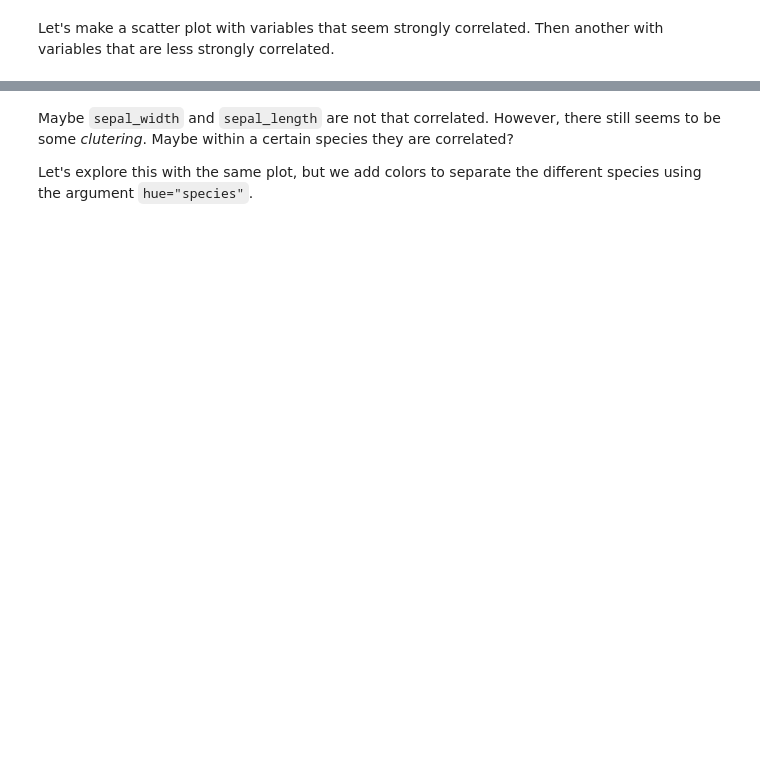
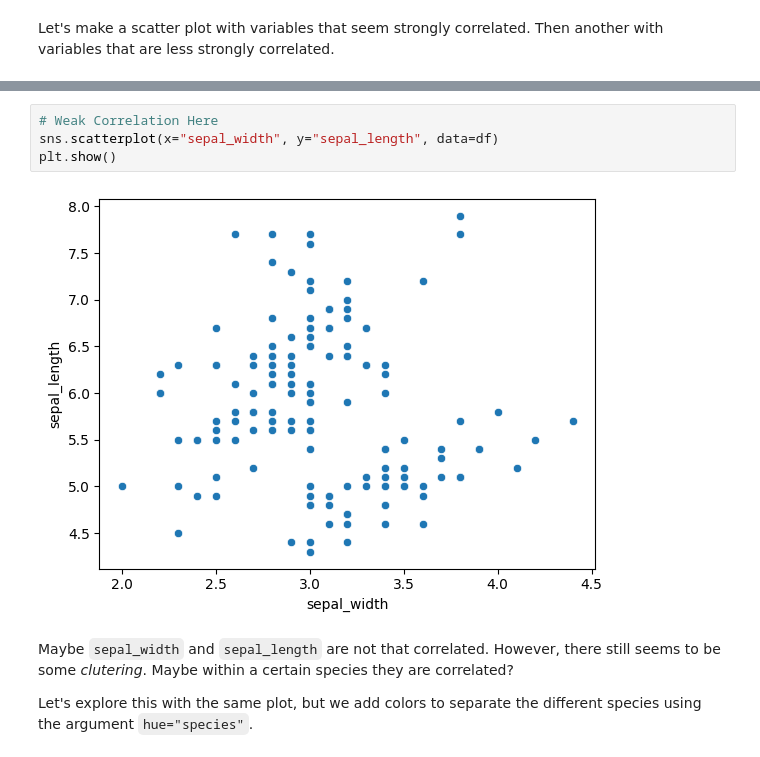
Before and after one commit to dymiyata/intro-to-ml-and-ai-2025-2026, a Jupyter notebook: intro_to_data_visualization.ipynb, the cells around one changed output, grey strips where cells are left out. Saved outputs shown, nothing was run; the diff lists cells and outputs as text; blank space fills up the shorter version.

```diff
--- a/intro_to_data_visualization.ipynb
+++ b/intro_to_data_visualization.ipynb
@@ -111,3 +182,9 @@ Let's make a scatter plot with variables that seem strongly correlated.  Then an
+# %%
+# Weak Correlation Here
+sns.scatterplot(x="sepal_width", y="sepal_length", data=df)
+plt.show()
+# %% [output]
+[figure, added]
 # %% [markdown]
 Maybe `sepal_width` and `sepal_length` are not that correlated.  However, there still seems to be some *clutering*.  Maybe within a certain species they are correlated?
 
```
Also changed, not shown: parts of 25 cells of this notebook.
